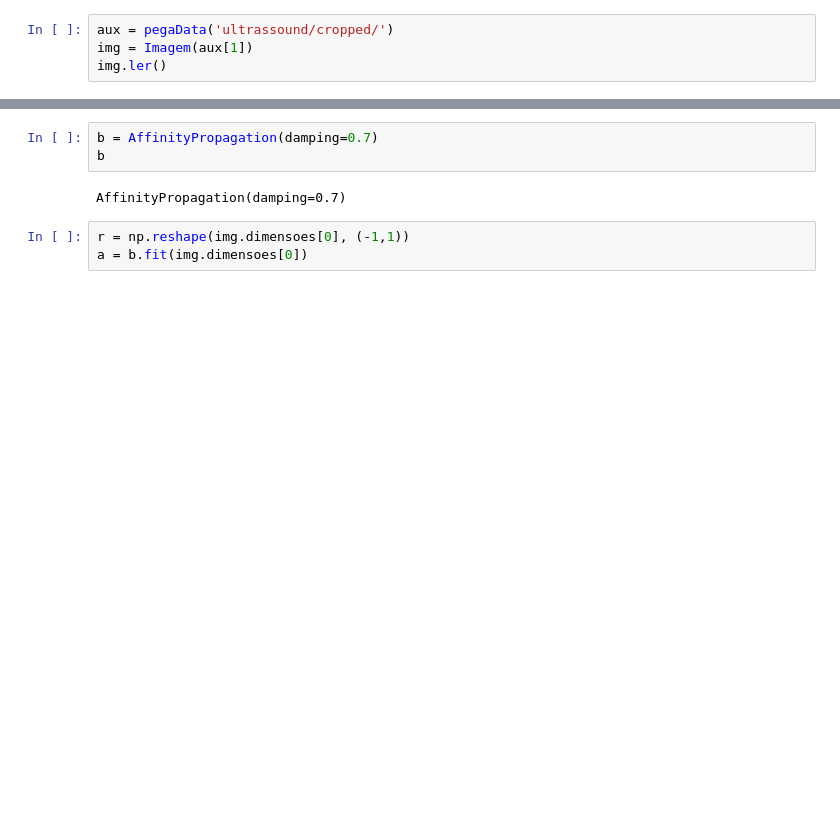
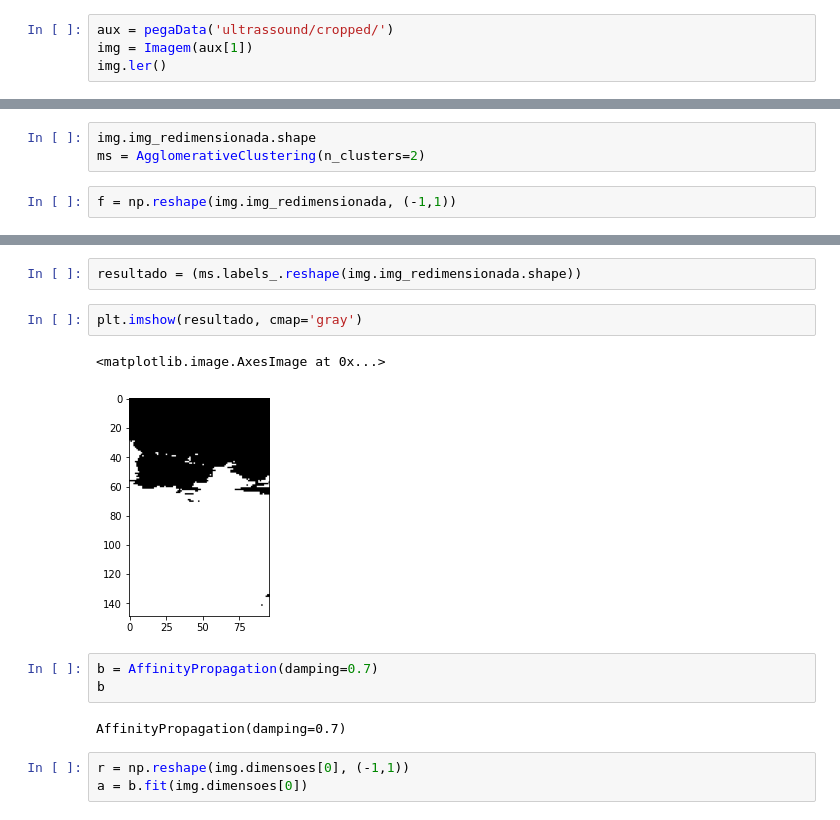
Before and after one commit to viniciusmwen/Computacional, a Jupyter notebook: Atividade06/clustering.ipynb, the cells around one changed output, grey strips where cells are left out. Cells and saved outputs as stored; diff of their text form; blank space fills up the shorter version.

```diff
--- a/Atividade06/clustering.ipynb
+++ b/Atividade06/clustering.ipynb
@@ -13,0 +51,5 @@ img.ler()
+# %%
+img.img_redimensionada.shape
+ms = AgglomerativeClustering(n_clusters=2)
+# %%
+f = np.reshape(img.img_redimensionada, (-1,1))
@@ -14,3 +60,10 @@ img.ler()
+# %%
+resultado = (ms.labels_.reshape(img.img_redimensionada.shape))
+# %%
+plt.imshow(resultado, cmap='gray')
+# %% [output]
+<matplotlib.image.AxesImage at 0x...>
+[figure, added]
 # %%
 b = AffinityPropagation(damping=0.7)
 b
```
Also changed, not shown: parts of 9 cells of this notebook, 2 other files.
